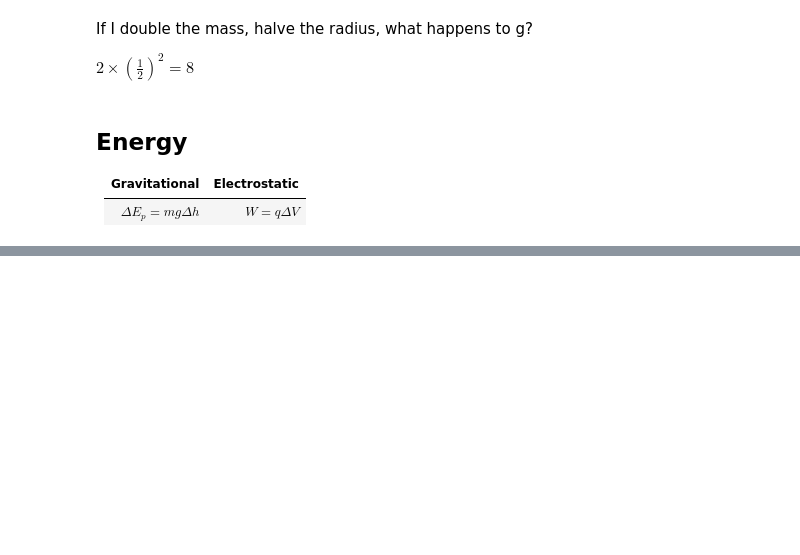
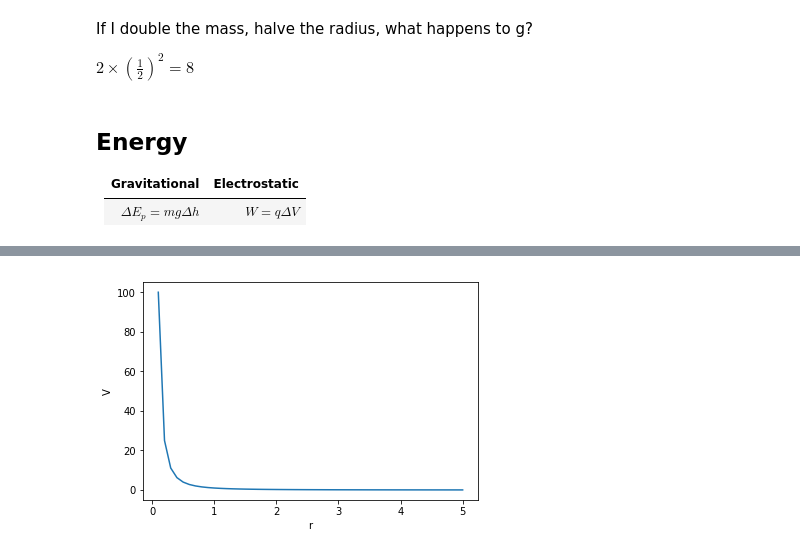
Before and after one commit to Pyxidatol-C/IB, a Jupyter notebook: 1BI/PHY/10-fields.ipynb, the cells around one changed output, grey strips where cells are left out. Cells and saved outputs as stored; diff of their text form; code cells hidden in the pictures; blank space fills up the shorter version.

```diff
--- a/1BI/PHY/10-fields.ipynb
+++ b/1BI/PHY/10-fields.ipynb
@@ -64,0 +173,9 @@ $2 \times (\frac{1}{2})^2 = 8$
+# %%
+r = np.linspace(.1, 5)
+V = 1 / r
+plt.plot(r, E)
+plt.xlabel("r")
+plt.ylabel("V")
+plt.show()
+# %% [output]
+[figure, added]
```
Also changed, not shown: parts of 12 cells of this notebook, 1 other file.
